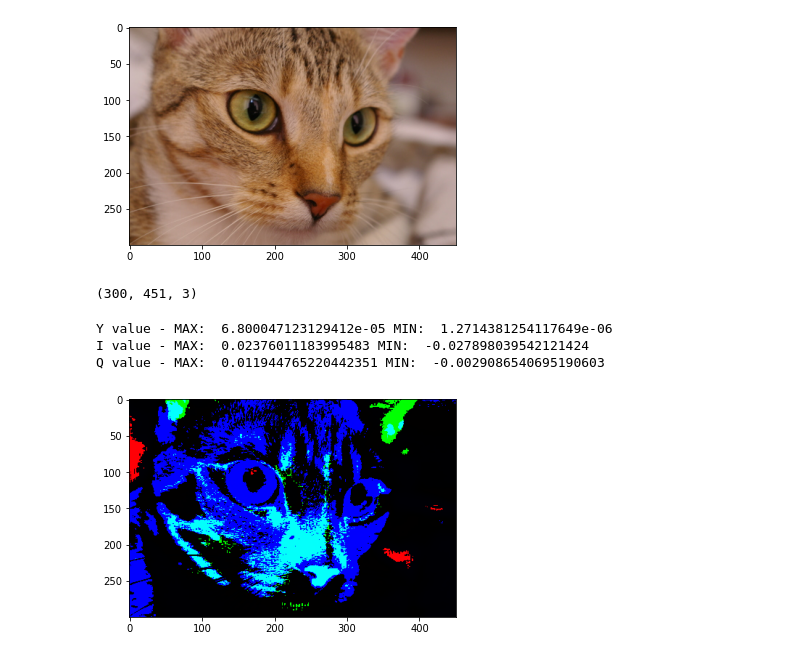
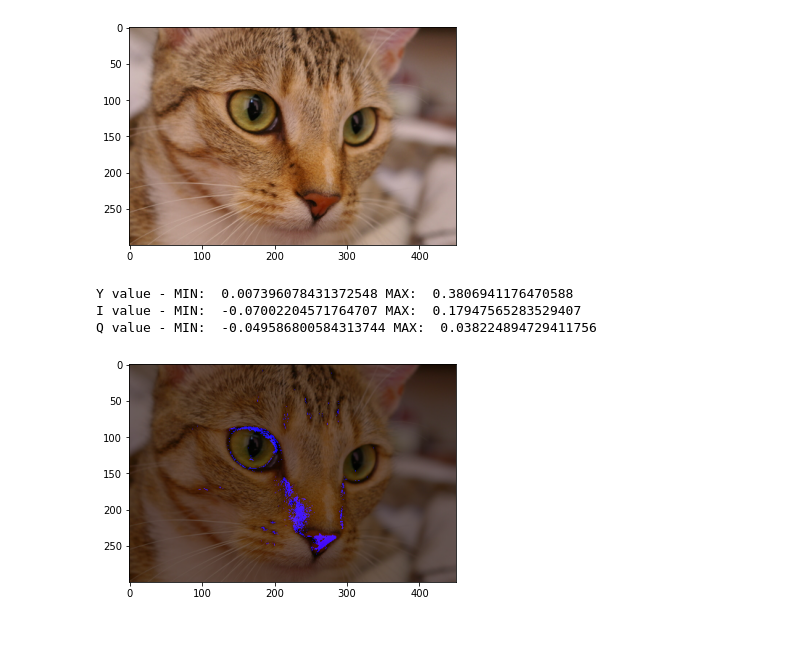
Before and after one commit to eugemoris/Procesamiento_de_imagenes, a Jupyter notebook: Color.ipynb, the cells around one changed output. Cells and saved outputs as stored; diff of their text form; code cells hidden in the pictures.

```diff
--- a/Color.ipynb
+++ b/Color.ipynb
@@ -17,33 +17,36 @@ YIQ2RGB= np.array([[1, 0.9663, 0.6210],
                 [1, -1.1070, 1.7046]])
 # %%
 def read_img(path):
+    '''obtengo imagen desde una ruta dada'''
     img = Image.open(path)
     return img
 
 def save_img(path,img):
+    ''' guardo al imagen en una ruta dada'''
     img = img.save(path)
 
 def img2arr(img):
+    ''' paso la imagen a matriz'''
     img_arr = np.asarray(img)
     return img_arr
 
 def arr2img(img_arr):
+    '''transformo la matriz en un objeto imagen'''
     img = Image.fromarray(np.uint8(img_arr))
     return img
 
 def norm_Img(arrimg):
+    ''' normalizo los datos de una array'''
     arr_norm = arrimg/255
     return arr_norm
 
 def rgb2yml(arr_img):
-    result = np.dot(arr_img, RGB2YIQ)
+    result = np.dot(arr_img, RGB2YIQ.transpose())
     return result
 
 def yiq2rgb(arr_img):
     OrigShape=arr_img.shape
     return np.dot(arr_img.reshape(-1,3), YIQ2RGB.transpose()).reshape(OrigShape)
-    result = np.dot(arr_img * YIQ2RGB)
-    #return result
 
 def change_y(arr_img, alfa):
     arr_img[:,:,0] = arr_img[:,:,0] * alfa
@@ -59,51 +84,52 @@ def change_q(arr_img, beta):
 # %%
 from skimage import data
+
+#obtengo imagen para trabajar
 cat = data.chelsea()
-
 img = Image.fromarray(cat)
 plt.imshow(img, cmap='inferno')
 plt.show()
-
-
-img_arr = img2arr(img)
-
-#normalizo
-arr_img = norm_Img(img_arr)
-print(arr_img.shape)
-
-#paso a YIQ
-arr_img = rgb2yml(arr_img)
 # %% [output]
 [figure]
-(300, 451, 3)
 # %%
-#@title This is the best graph you will see in your life {run:"auto"}
+#@title Change the image in YIQ {run:"auto"}
 
-def plot(arr_img,alfa, beta):
+def plot(arr_img,alfa, beta, img):
+  #tranformo la imagen en un arreglo de ancho x alto x RGB
+  img_arr = img2arr(img)
+
+  #normalizo
+  arr_img = norm_Img(img_arr)
+
+  #paso a YIQ
+  arr_img = rgb2yml(arr_img)
+  #cambio valores de Y, I, Q
   arr_img = change_y(arr_img,alfa)
 
   arr_img = change_i(arr_img,beta)
 
   arr_img = change_q(arr_img,beta)
 
-  print('Y value - MAX: ', np.max(arr_img[:,:,0]), 'MIN: ', np.min(arr_img[:,:,0]))
-  print('I value - MAX: ', np.max(arr_img[:,:,1]), 'MIN: ', np.min(arr_img[:,:,1]))
-  print('Q value - MAX: ', np.max(arr_img[:,:,2]), 'MIN: ', np.min(arr_img[:,:,2]))
+  #compruebo los limites de la imagen
+  limits_verification(arr_img)
 
+  #vuelvo la imagen a RGB
   arr_img = yiq2rgb(arr_img)
 
+  #desnormalizo
   arr_img = arr_img * 255
 
+  #paso el arreglo a imagen
   img = arr2img(arr_img)
-  plt.imshow(img, cmap='inferno')
+  plt.imshow(img)
 
 
-alfa = 0.3 #@param {type:"slider", min:0, max:1, step:0.1}
+alfa = 0.5 #@param {type:"slider", min:0, max:1, step:0.1}
 beta = 0.7 #@param {type:"slider", min:0, max:1, step:0.1}
 
-plot(arr_img,alfa,beta)
+plot(arr_img,alfa,beta,img)
 # %% [output]
-Y value - MAX:  6.800047123129412e-05 MIN:  1.2714381254117649e-06
-I value - MAX:  0.02376011183995483 MIN:  -0.027898039542121424
-Q value - MAX:  0.011944765220442351 MIN:  -0.0029086540695190603
+Y value - MIN:  0.007396078431372548 MAX:  0.3806941176470588
+I value - MIN:  -0.07002204571764707 MAX:  0.17947565283529407
+Q value - MIN:  -0.049586800584313744 MAX:  0.038224894729411756
-[figure, old version]
+[figure, new version]
```
Also changed, not shown: parts of 1 cell of this notebook.
